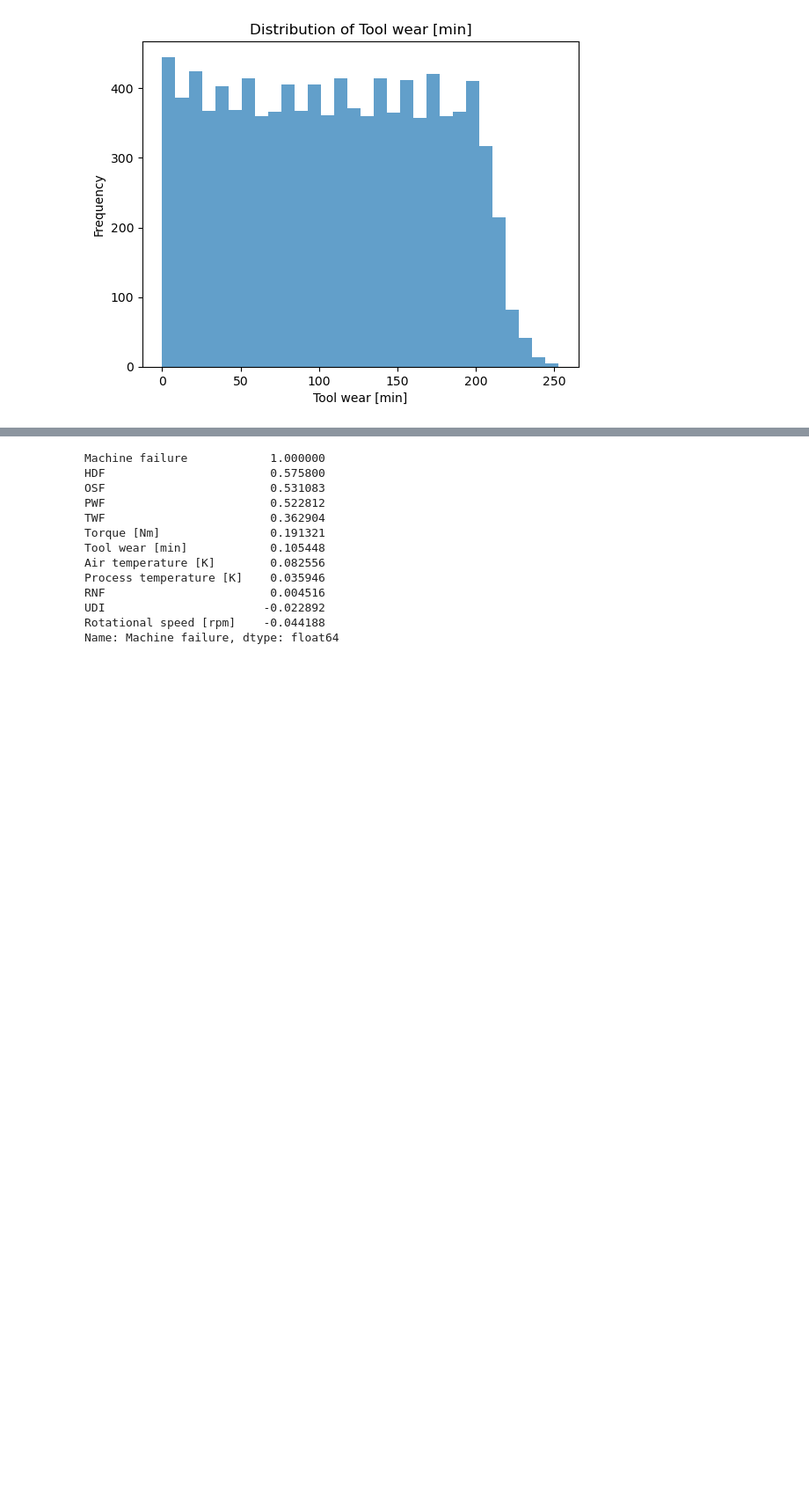
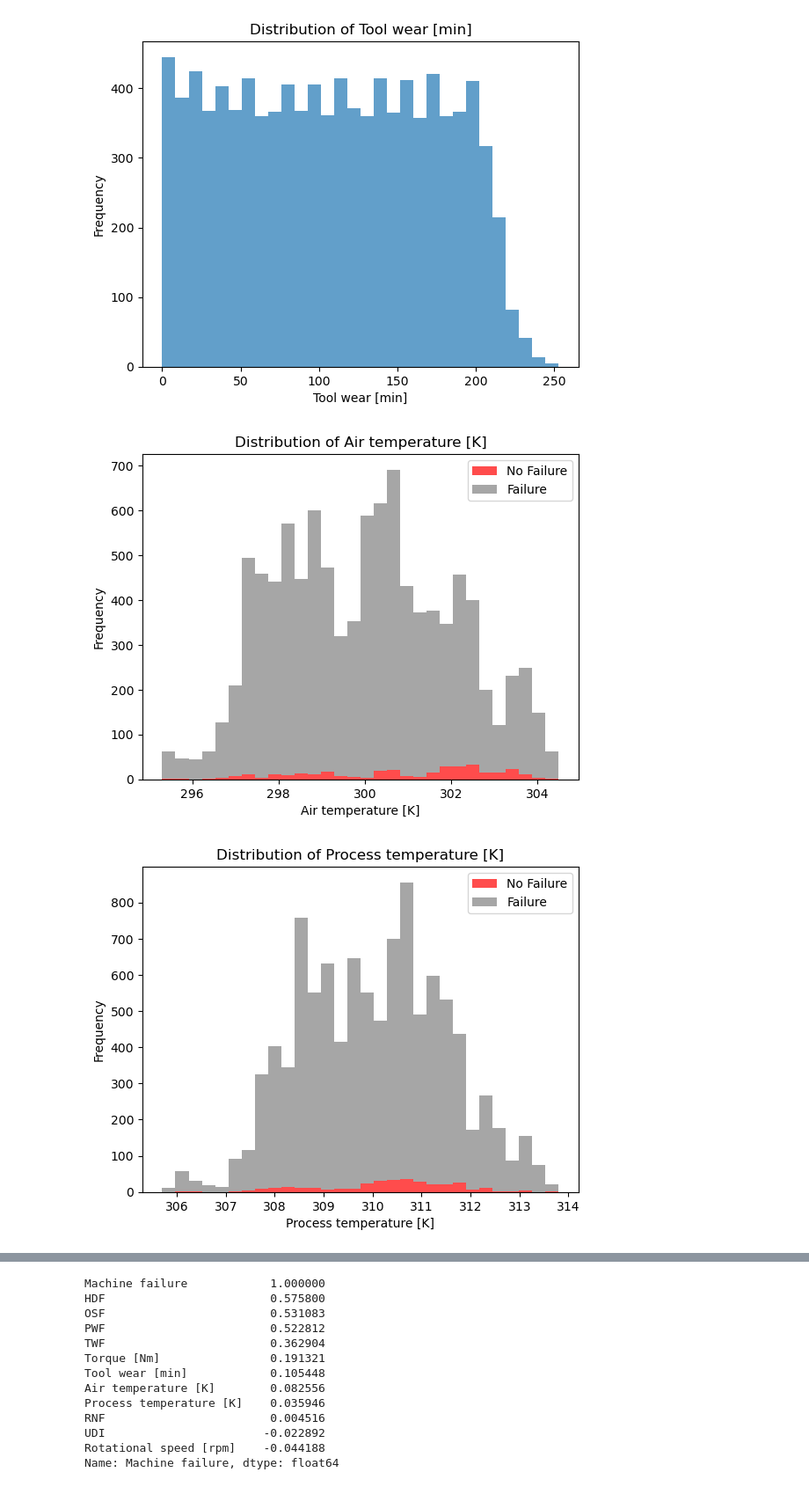
Before and after one commit to edwinsantosv/SummerCamp-2025, a Jupyter notebook: 1_Final Project/DataExploration.ipynb, the cells around one changed output, grey strips where cells are left out. Shown at 88% size. Saved outputs shown, nothing was run; the diff lists cells and outputs as text; code cells hidden in the pictures; blank space fills up the shorter version.

```diff
--- a/1_Final Project/DataExploration.ipynb
+++ b/1_Final Project/DataExploration.ipynb
@@ -105,3 +105,17 @@ for col in numerical_columns:
 [figure]
 [figure]
 [figure]
+# %%
+numerical_columns = ['Air temperature [K]', 'Process temperature [K]', 'Rotational speed [rpm]', 'Torque [Nm]', 'Tool wear [min]']
+
+for col in numerical_columns:
+    plt.hist([df[df['Machine failure'] == 1][col],df[df['Machine failure'] == 0][col]], bins=30, stacked=True, color=['red', 'gray'], alpha=0.7)
+    plt.title(f'Distribution of {col}')
+    plt.xlabel(col)
+    plt.ylabel('Frequency')
+    #plt.ylim(0, 500)  # Ajusta este valor según sea necesario para cortar el eje y
+    plt.legend(['No Failure', 'Failure'])
+    plt.show()
+# %% [output]
+[figure, added]
+[figure, added]
```
Also changed, not shown: parts of 11 cells of this notebook, 10 other files.
